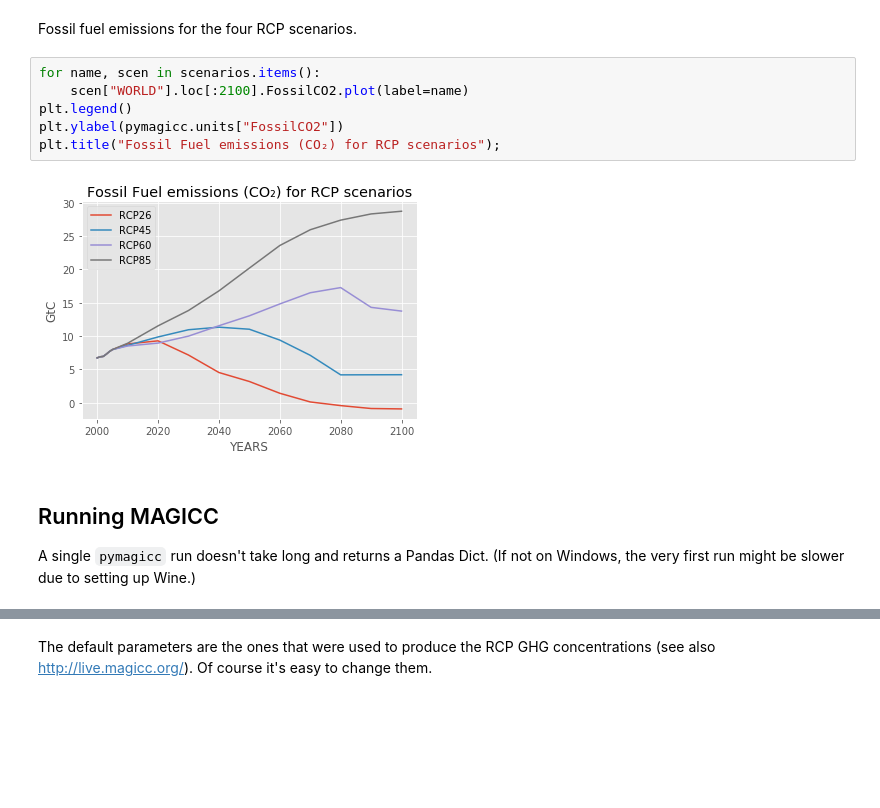
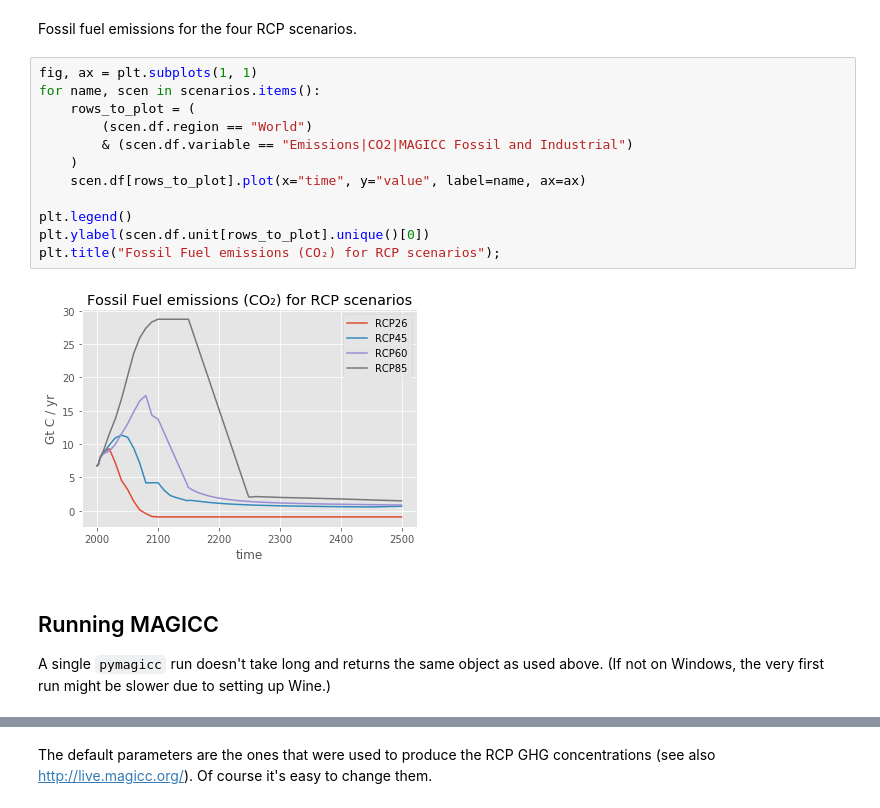
Before and after one commit to openscm/pymagicc, a Jupyter notebook: notebooks/Example.ipynb, the cells around one changed output, grey strips where cells are left out. Drawn from its saved outputs; the diff is of its cells as text; blank space fills up the shorter version.

```diff
--- a/notebooks/Example.ipynb
+++ b/notebooks/Example.ipynb
@@ -71,17 +100,23 @@ plt.suptitle("RCP2.6");
 # %% [markdown]
 Fossil fuel emissions for the four RCP scenarios.
 # %%
+fig, ax = plt.subplots(1, 1)
 for name, scen in scenarios.items():
-    scen["WORLD"].loc[:2100].FossilCO2.plot(label=name)
+    rows_to_plot = (
+        (scen.df.region == "World")
+        & (scen.df.variable == "Emissions|CO2|MAGICC Fossil and Industrial")
+    )
+    scen.df[rows_to_plot].plot(x="time", y="value", label=name, ax=ax)
+
 plt.legend()
-plt.ylabel(pymagicc.units["FossilCO2"])
+plt.ylabel(scen.df.unit[rows_to_plot].unique()[0])
 plt.title("Fossil Fuel emissions (CO₂) for RCP scenarios");
 # %% [output]
-[figure, old version]
+[figure, new version]
 # %% [markdown]
 ## Running MAGICC
 
-A single `pymagicc` run doesn't take long and returns a Pandas Dict.
+A single `pymagicc` run doesn't take long and returns the same object as used above.
 (If not on Windows, the very first run might be slower due to setting up Wine.)
 # %%
 # NBVAL_IGNORE_OUTPUT
```
Also changed, not shown: parts of 18 cells of this notebook, 3 other files.
